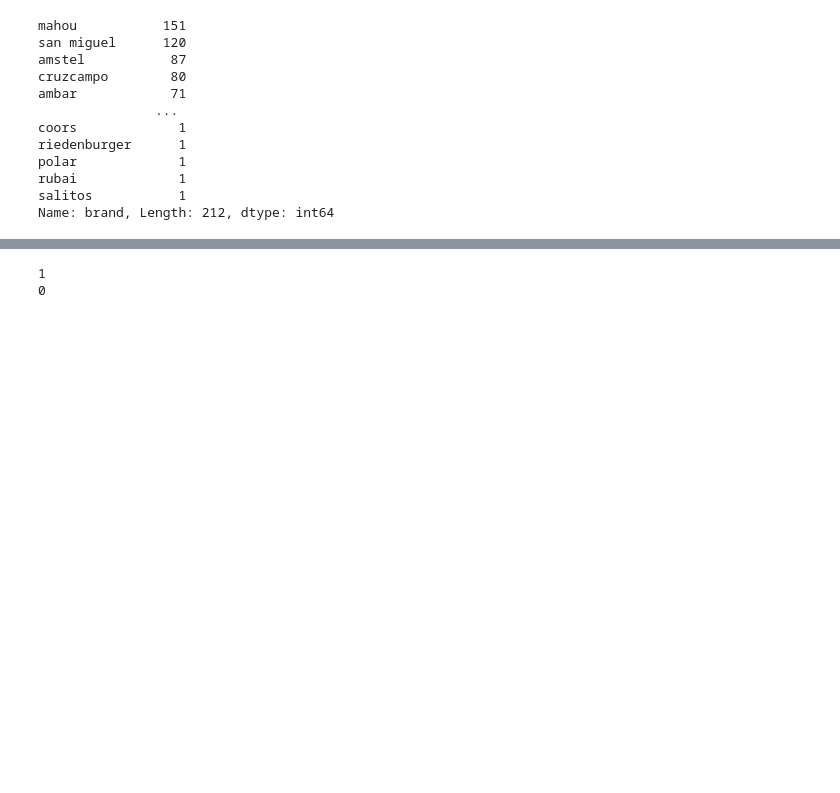
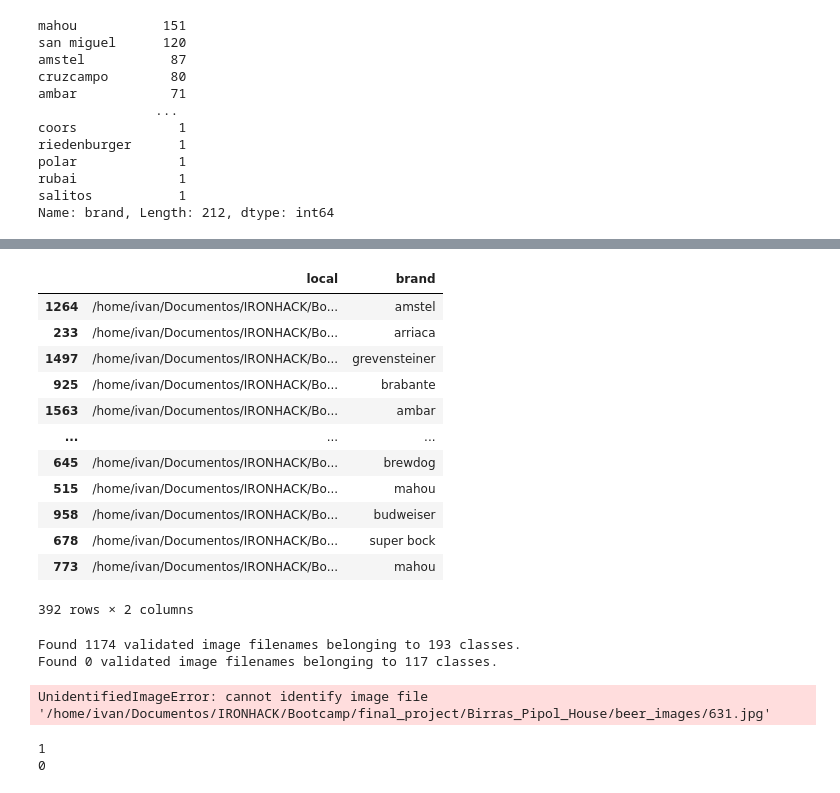
Before and after one commit to ivancompany92/Birras_Pipol_House, a Jupyter notebook: notebooks/model_prueba.ipynb, the cells around one changed output, grey strips where cells are left out. Saved outputs shown, nothing was run; the diff lists cells and outputs as text; code cells hidden in the pictures; blank space fills up the shorter version.

Commit message:
continue model

```diff
--- a/notebooks/model_prueba.ipynb
+++ b/notebooks/model_prueba.ipynb
@@ -134,0 +135,19 @@ data_beer_images.head()
+# %%
+from sklearn.model_selection import train_test_split
+beer_train, beer_test = train_test_split(data_beer_images)
+# %%
+beer_test
+# %% [output]
+|  | local | brand |
+| 1264 | /home/ivan/Documentos/IRONHACK/Bo... | amstel |
+| 233 | /home/ivan/Documentos/IRONHACK/Bo... | arriaca |
+| 1497 | /home/ivan/Documentos/IRONHACK/Bo... | grevensteiner |
+| 925 | /home/ivan/Documentos/IRONHACK/Bo... | brabante |
+| 1563 | /home/ivan/Documentos/IRONHACK/Bo... | ambar |
+| ... | ... | ... |
+| 645 | /home/ivan/Documentos/IRONHACK/Bo... | brewdog |
+| 515 | /home/ivan/Documentos/IRONHACK/Bo... | mahou |
+| 958 | /home/ivan/Documentos/IRONHACK/Bo... | budweiser |
+| 678 | /home/ivan/Documentos/IRONHACK/Bo... | super bock |
+| 773 | /home/ivan/Documentos/IRONHACK/Bo... | mahou |
+392 rows × 2 columns
@@ -134,0 +158,15 @@ data_beer_images.head()
+# %%
+data_gen = ImageDataGenerator(rescale=1/255)
+
+X_train = data_gen.flow_from_dataframe(dataframe=beer_train,
+                                        x_col='local', y_col='brand',
+                                        subset='training',
+                                        class_mode='categorical')
+
+X_validation = data_gen.flow_from_dataframe(dataframe=beer_test,
+                                            x_col='local', y_col='brand',
+                                            subset='validation',
+                                            class_mode='categorical')
+# %% [output]
+Found 1174 validated image filenames belonging to 193 classes.
+Found 0 validated image filenames belonging to 117 classes.
@@ -135,3 +188,11 @@ data_beer_images.head()
+# %%
+train_steps = X_train.n//X_train.batch_size
+# validation_steps = X_validation.n//X_validation.batch_size
+
+history = model.fit(X_train,steps_per_epoch=train_steps, epochs=20)
+#                               validation_data=X_validation,validation_steps=validation_steps)
+# %% [output]
+UnidentifiedImageError: cannot identify image file '/home/ivan/Documentos/IRONHACK/Bootcamp/final_project/Birras_Pipol_House/beer_images/631.jpg'
 # %%
 def increment_string(strng):
     number = re.findall('[0-9]+',strng)
```
Also changed, not shown: parts of 7 cells of this notebook, 2 other files.
